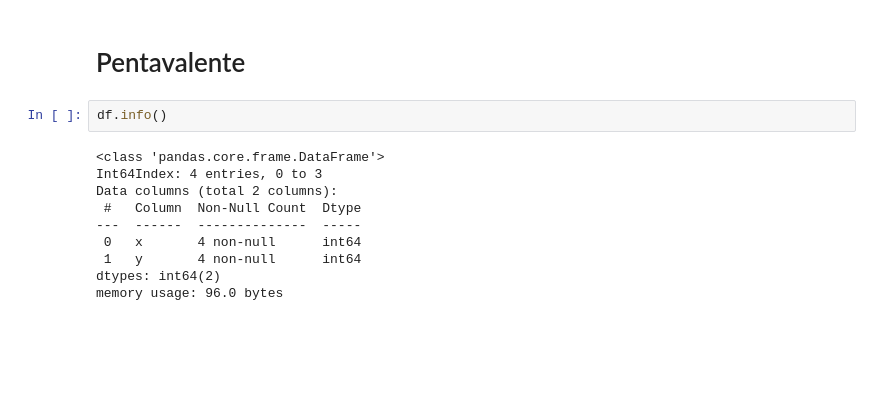
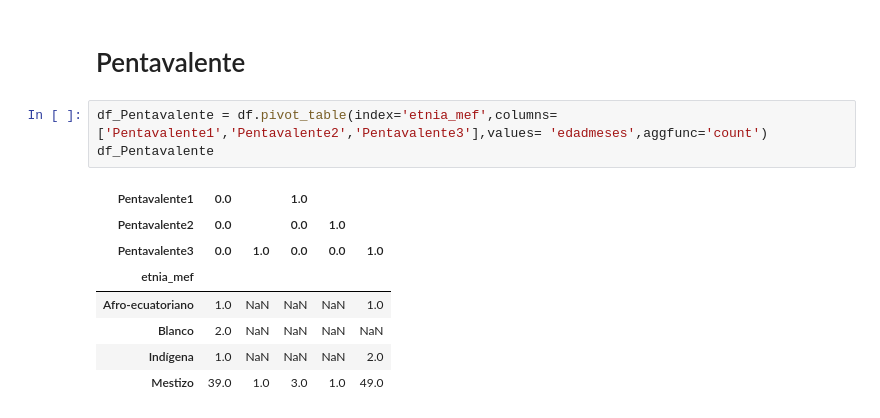
Before and after one commit to JhoanaAucancela/Analisis, a Jupyter notebook: Proyecto.ipynb, the cells around one changed output. Saved outputs shown, nothing was run; the diff lists cells and outputs as text; blank space fills up the shorter version.

```diff
--- a/Proyecto.ipynb
+++ b/Proyecto.ipynb
@@ -513,14 +602,14 @@ df_sarampion[['SPR1', 'SRP2']].iplot(kind='hist')
 # %% [markdown]
 # Pentavalente
 # %%
-df.info()
+df_Pentavalente = df.pivot_table(index='etnia_mef',columns=['Pentavalente1','Pentavalente2','Pentavalente3'],values= 'edadmeses',aggfunc='count')
+df_Pentavalente
 # %% [output]
-<class 'pandas.core.frame.DataFrame'>
-Int64Index: 4 entries, 0 to 3
-Data columns (total 2 columns):
- #   Column  Non-Null Count  Dtype
----  ------  --------------  -----
- 0   x       4 non-null      int64
- 1   y       4 non-null      int64
-dtypes: int64(2)
-memory usage: 96.0 bytes
+| Pentavalente1 | 0.0 |  | 1.0 |  |  |
+| Pentavalente2 | 0.0 |  | 0.0 | 1.0 |  |
+| Pentavalente3 | 0.0 | 1.0 | 0.0 | 0.0 | 1.0 |
+| etnia_mef |  |  |  |  |  |
+| Afro-ecuatoriano | 1.0 | NaN | NaN | NaN | 1.0 |
+| Blanco | 2.0 | NaN | NaN | NaN | NaN |
+| Indígena | 1.0 | NaN | NaN | NaN | 2.0 |
+| Mestizo | 39.0 | 1.0 | 3.0 | 1.0 | 49.0 |
```
Also changed, not shown: parts of 88 cells of this notebook, 31 other files.
